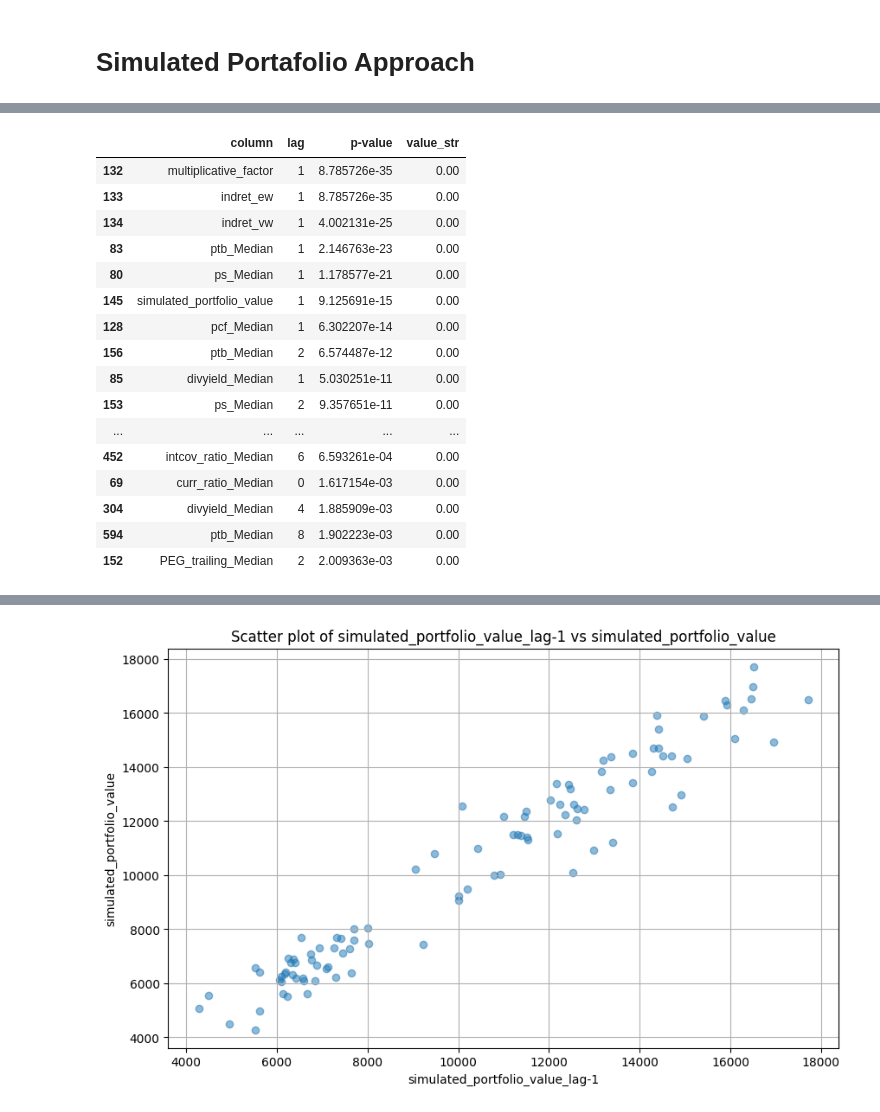
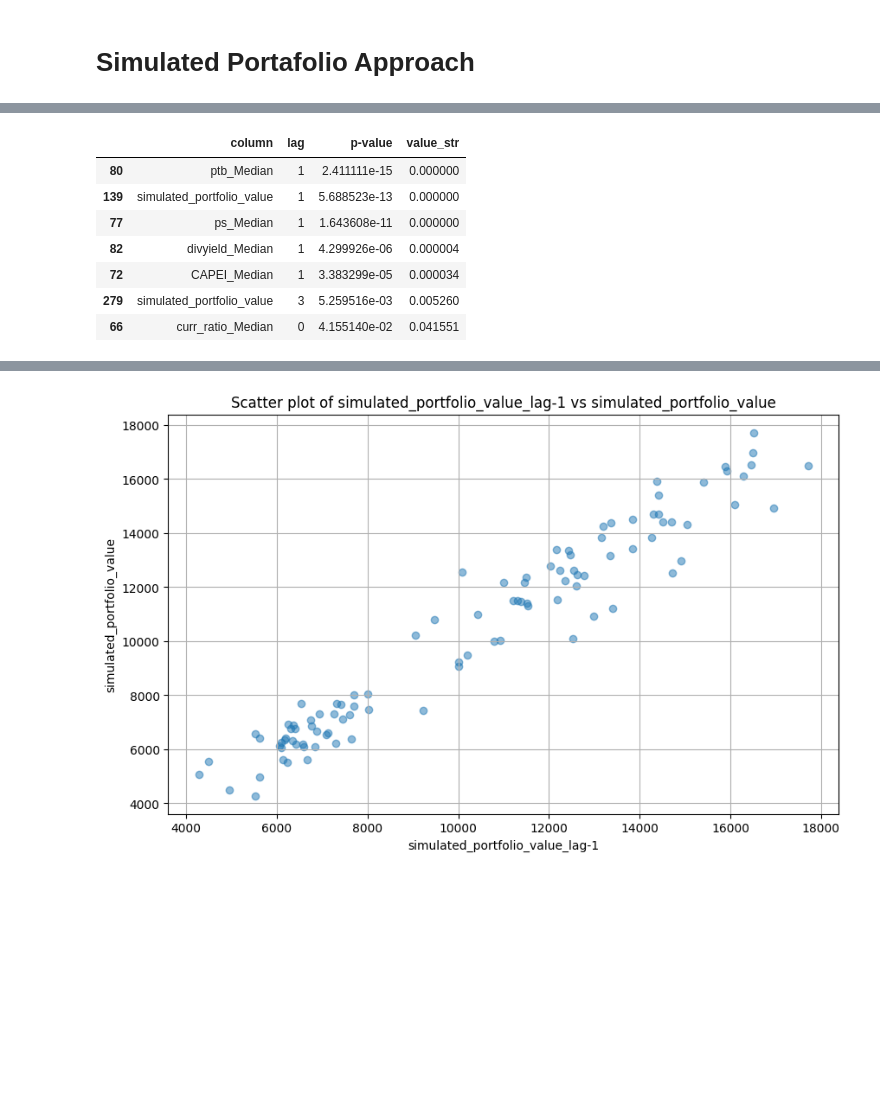
Before and after one commit to Marcello1099/uva-msc-ds-thesis, a Jupyter notebook: eda_energy.ipynb, the cells around one changed output, grey strips where cells are left out. Saved outputs shown, nothing was run; the diff lists cells and outputs as text; code cells hidden in the pictures; blank space fills up the shorter version.

```diff
--- a/eda_energy.ipynb
+++ b/eda_energy.ipynb
@@ -173,7 +212,7 @@ RMSE: 0.1487256271011412
 # %%
 maxlag = 12
 
-exclude_features = ['rd_sale_Median', 'adv_sale_Median', 'staff_sale_Median', target_columns[0]]
+exclude_features = ['rd_sale_Median', 'adv_sale_Median', 'staff_sale_Median', target_columns[0], 'indret_ew', 'indret_vw', 'multiplicative_factor']
 features_to_check = [x for x in corr_df.index.to_list() if x not in exclude_features]
 # features_to_check = top_10_corr_features
 # %%
@@ -249,32 +314,24 @@ max_combinations = 1
 # %%
+
 # Get the results for the target variable
 p_matrix = results['p_matrix']
-# val_matrix = results['val_matrix']
+val_matrix = results['val_matrix']
 # sig_matrix = np.multiply(p_matrix < 0.05, val_matrix)
 
 # Get the results for the target variable
 target_results = p_matrix[var_names.index(target_var), :]
 target_results = pd.DataFrame(target_results, index=var_names)
+
+reshaped_df = target_results[target_results.abs() < alpha_level].reset_index().melt(id_vars='index' , var_name='lag', value_name='p-value').dropna().rename(columns={'index': 'column'})
+sorted_list = reshaped_df.sort_values(by='p-value', key=abs)
+sorted_list['value_str'] = sorted_list['p-value'].apply(lambda x: f'{x:.6f}')
+sorted_list.head(25)
+# %% [output]
+|  | column | lag | p-value | value_str |
+| 80 | ptb_Median | 1 | 2.411111e-15 | 0.000000 |
+| 139 | simulated_portfolio_value | 1 | 5.688523e-13 | 0.000000 |
+| 77 | ps_Median | 1 | 1.643608e-11 | 0.000000 |
+| 82 | divyield_Median | 1 | 4.299926e-06 | 0.000004 |
+| 72 | CAPEI_Median | 1 | 3.383299e-05 | 0.000034 |
+| 279 | simulated_portfolio_value | 3 | 5.259516e-03 | 0.005260 |
+| 66 | curr_ratio_Median | 0 | 4.155140e-02 | 0.041551 |
-# %%
-reshaped_df = target_results[target_results.abs() < 0.05].reset_index().melt(id_vars='index' , var_name='lag', value_name='p-value').dropna().rename(columns={'index': 'column'})
-sorted_list = reshaped_df.sort_values(by='p-value', key=abs)
-sorted_list['value_str'] = sorted_list['p-value'].apply(lambda x: f'{x:.2f}')
-sorted_list.head(20)
-# %% [output]
-|  | column | lag | p-value | value_str |
-| 132 | multiplicative_factor | 1 | 8.785726e-35 | 0.00 |
-| 133 | indret_ew | 1 | 8.785726e-35 | 0.00 |
-| 134 | indret_vw | 1 | 4.002131e-25 | 0.00 |
-| 83 | ptb_Median | 1 | 2.146763e-23 | 0.00 |
-| 80 | ps_Median | 1 | 1.178577e-21 | 0.00 |
-| 145 | simulated_portfolio_value | 1 | 9.125691e-15 | 0.00 |
-| 128 | pcf_Median | 1 | 6.302207e-14 | 0.00 |
-| 156 | ptb_Median | 2 | 6.574487e-12 | 0.00 |
-| 85 | divyield_Median | 1 | 5.030251e-11 | 0.00 |
-| 153 | ps_Median | 2 | 9.357651e-11 | 0.00 |
-| ... | ... | ... | ... | ... |
-| 452 | intcov_ratio_Median | 6 | 6.593261e-04 | 0.00 |
-| 69 | curr_ratio_Median | 0 | 1.617154e-03 | 0.00 |
-| 304 | divyield_Median | 4 | 1.885909e-03 | 0.00 |
-| 594 | ptb_Median | 8 | 1.902223e-03 | 0.00 |
-| 152 | PEG_trailing_Median | 2 | 2.009363e-03 | 0.00 |
```
Also changed, not shown: parts of 11 cells of this notebook, 3 other files.
